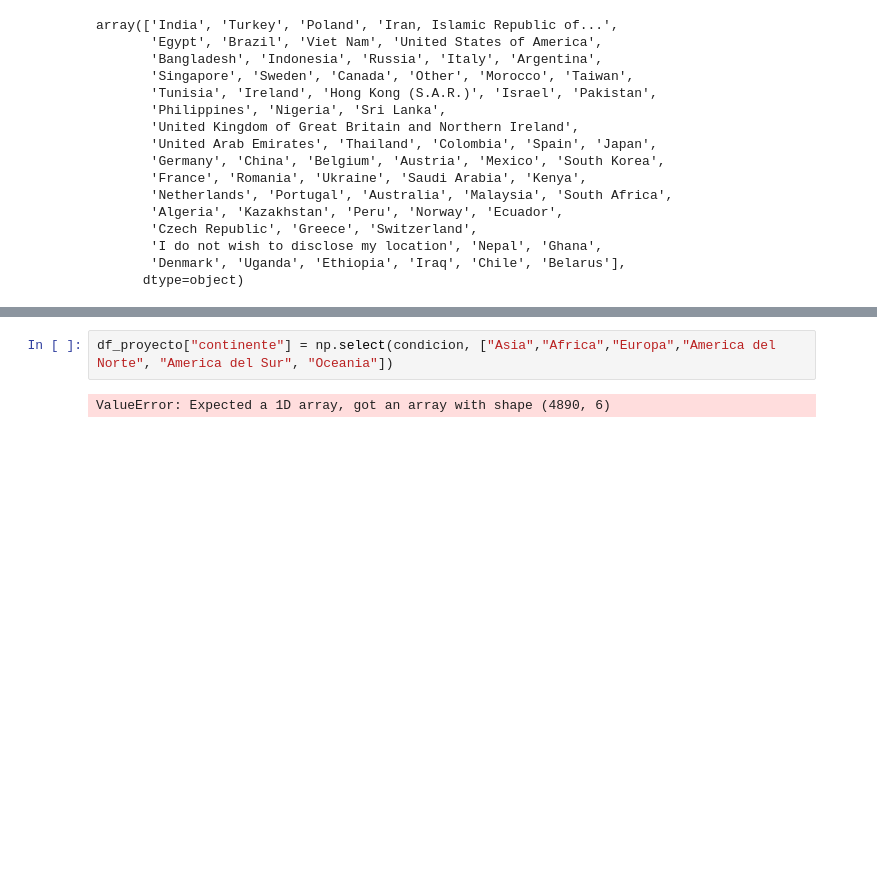
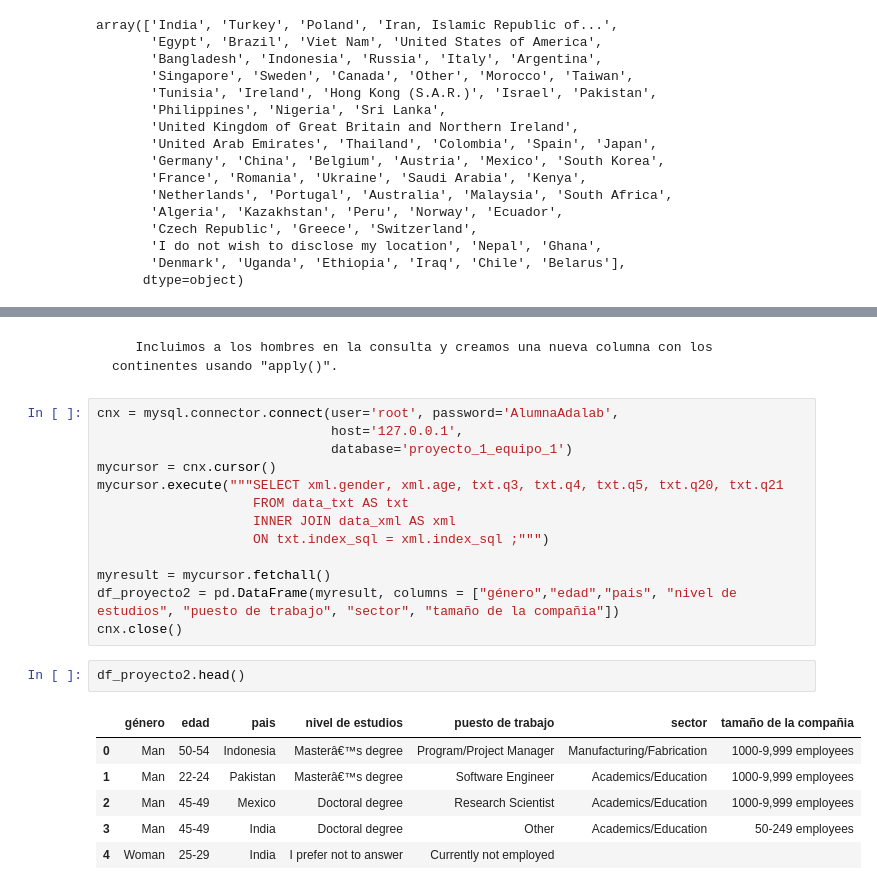
Before and after one commit to silviagordon/EDA-Visualizacion, a Jupyter notebook: dataframe_final.ipynb, the cells around one changed output, grey strips where cells are left out. Cells and saved outputs as stored; diff of their text form; blank space fills up the shorter version.

```diff
--- a/dataframe_final.ipynb
+++ b/dataframe_final.ipynb
@@ -80,4 +83,24 @@ condicion = [df_proyecto["pais"] == ['India', 'Turkey','Viet Nam', 'Bangladesh',
-# %%
-df_proyecto["continente"] = np.select(condicion, ["Asia","Africa","Europa","America del Norte", "America del Sur", "Oceania"])
-# %% [output]
-ValueError: Expected a 1D array, got an array with shape (4890, 6)
+# %% [markdown]
+       Incluimos a los hombres en la consulta y creamos una nueva columna con los continentes usando "apply()".
+# %%
+cnx = mysql.connector.connect(user='root', password='AlumnaAdalab',
+                              host='127.0.0.1',
+                              database='proyecto_1_equipo_1')
+mycursor = cnx.cursor()
+mycursor.execute("""SELECT xml.gender, xml.age, txt.q3, txt.q4, txt.q5, txt.q20, txt.q21
+                    FROM data_txt AS txt
+                    INNER JOIN data_xml AS xml
+                    ON txt.index_sql = xml.index_sql ;""")
+
+myresult = mycursor.fetchall()
+df_proyecto2 = pd.DataFrame(myresult, columns = ["género","edad","pais", "nivel de estudios", "puesto de trabajo", "sector", "tamaño de la compañia"])
+cnx.close()
+# %%
+df_proyecto2.head()
+# %% [output]
+|  | género | edad | pais | nivel de estudios | puesto de trabajo | sector | tamaño de la compañia |
+| 0 | Man | 50-54 | Indonesia | Masterâ€™s degree | Program/Project Manager | Manufacturing/Fabrication | 1000-9,999 employees |
+| 1 | Man | 22-24 | Pakistan | Masterâ€™s degree | Software Engineer | Academics/Education | 1000-9,999 employees |
+| 2 | Man | 45-49 | Mexico | Doctoral degree | Research Scientist | Academics/Education | 1000-9,999 employees |
+| 3 | Man | 45-49 | India | Doctoral degree | Other | Academics/Education | 50-249 employees |
+| 4 | Woman | 25-29 | India | I prefer not to answer | Currently not employed |  |  |
```
Also changed, not shown: parts of 14 cells of this notebook.
